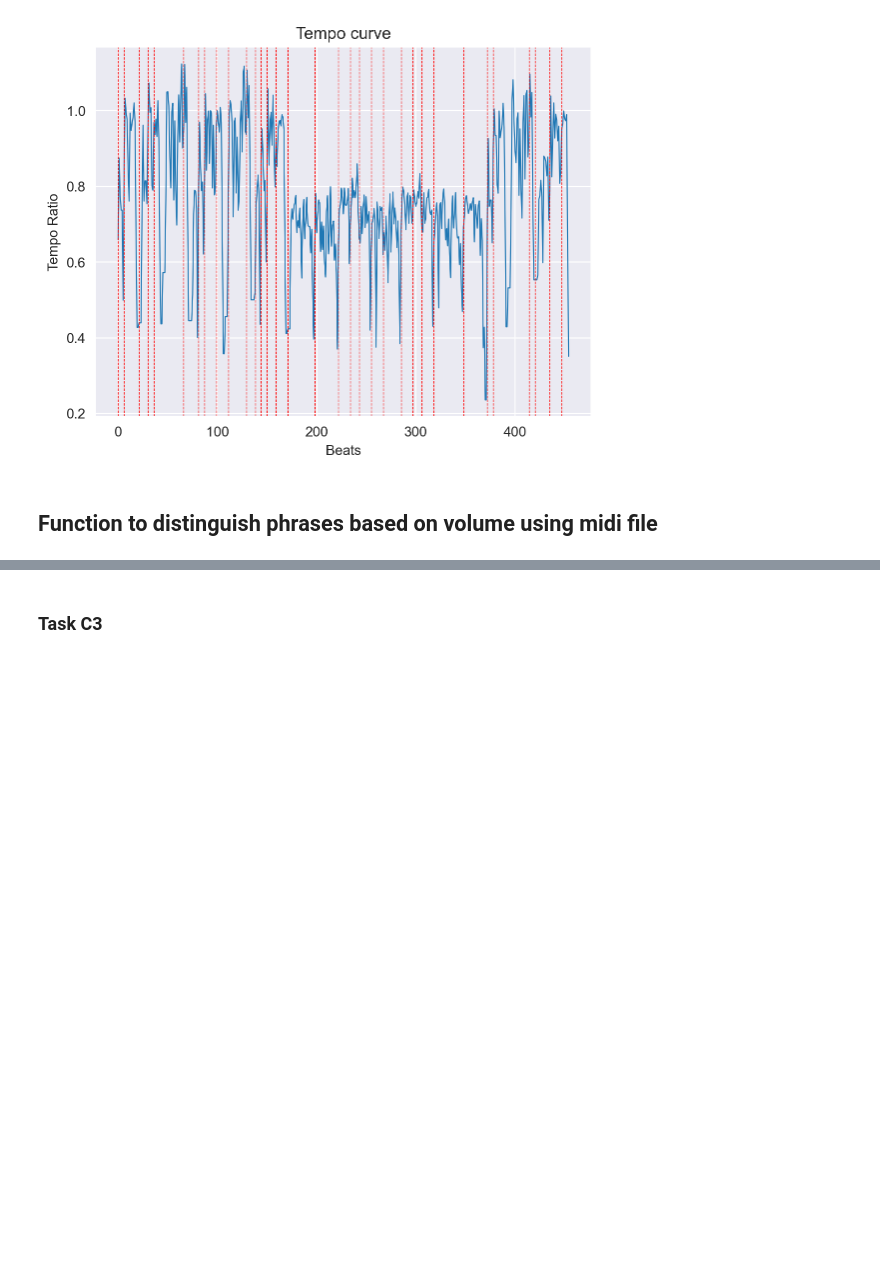
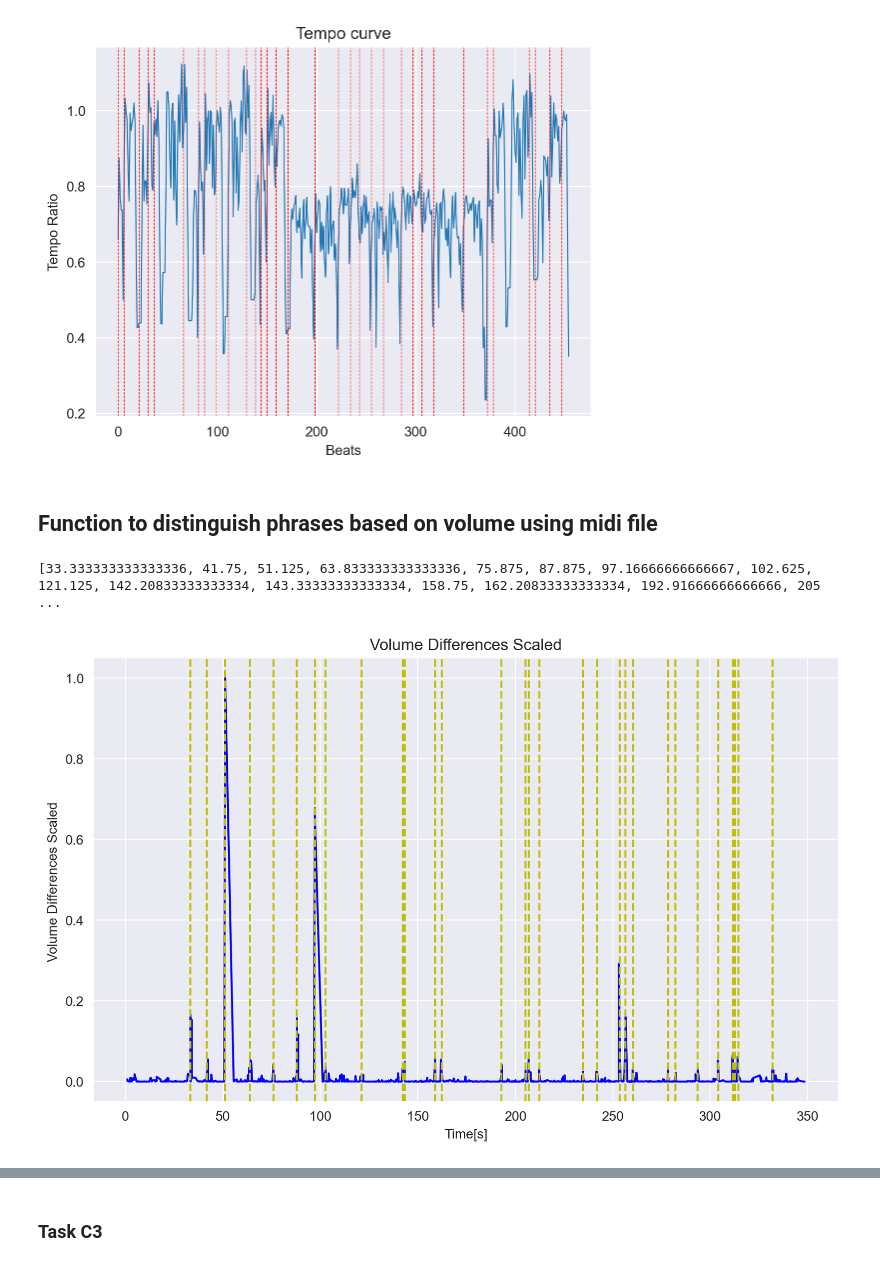
Before and after one commit to JorisMonnet/DM_Assignment3, a Jupyter notebook: task_c.ipynb, the cells around one changed output, grey strips where cells are left out. Saved outputs shown, nothing was run; the diff lists cells and outputs as text; code cells hidden in the pictures; blank space fills up the shorter version.

```diff
--- a/task_c.ipynb
+++ b/task_c.ipynb
@@ -38,3 +32,35 @@ plot_timing_for_one_piece(get_tempo_map(average), boundaries)
 [figure]
 # %% [markdown]
 ## Function to distinguish phrases based on volume using midi file
+# %%
+import music21
+
+midi_file_path = 'asap-dataset/Schubert/Moment_Musical_no_1/MunA10M.mid'
+midi_data = music21.converter.parse(midi_file_path)
+tempo = midi_data.metronomeMarkBoundaries()[0][2].number
+# %%
+from src.task_c1 import get_times_volumes_measures, get_scaled_differences_in_volumes, get_times_threshold, \
+    offset_to_seconds
+
+list_time, list_volumes, list_measures = get_times_volumes_measures(midi_file_path)
+list_volume_differences_scaled = get_scaled_differences_in_volumes(list_volumes)
+times_above_threshold_ = get_times_threshold(list_time, list_volume_differences_scaled, 0.15)
+times_above_threshold = [float(x) for x in times_above_threshold_]
+filtered_data = []
+threshold_closest = 2
+
+filtered_data = [times_above_threshold[0]]
+for i in range(1, len(times_above_threshold)):
+    if times_above_threshold[i] - filtered_data[-1] > threshold_closest:
+        filtered_data.append(times_above_threshold[i])
+
+split_point = [offset_to_seconds(x, tempo) for x in filtered_data]
+print(split_point)
+# %% [output]
+[33.333333333333336, 41.75, 51.125, 63.833333333333336, 75.875, 87.875, 97.16666666666667, 102.625, 121.125, 142.20833333333334, 143.33333333333334, 158.75, 162.20833333333334, 192.91666666666666, 205 ...
+# %%
+from src.task_c1 import plot_volume
+
+plot_volume(list_volume_differences_scaled, filtered_data, list_time, tempo)
+# %% [output]
+[figure, added]
```
Also changed, not shown: parts of 4 cells of this notebook, 2 other files.
